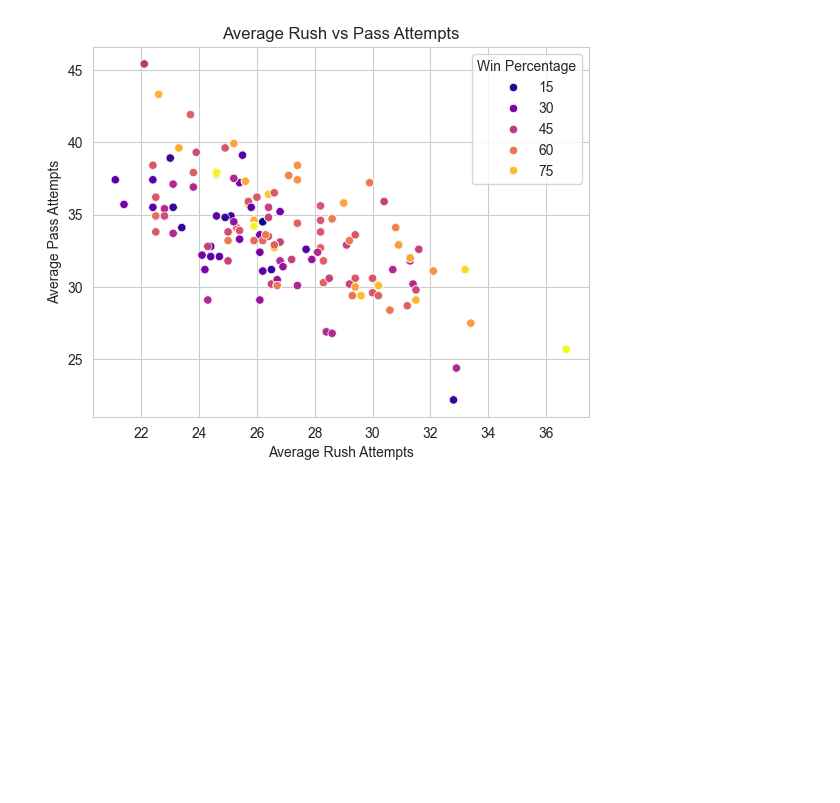
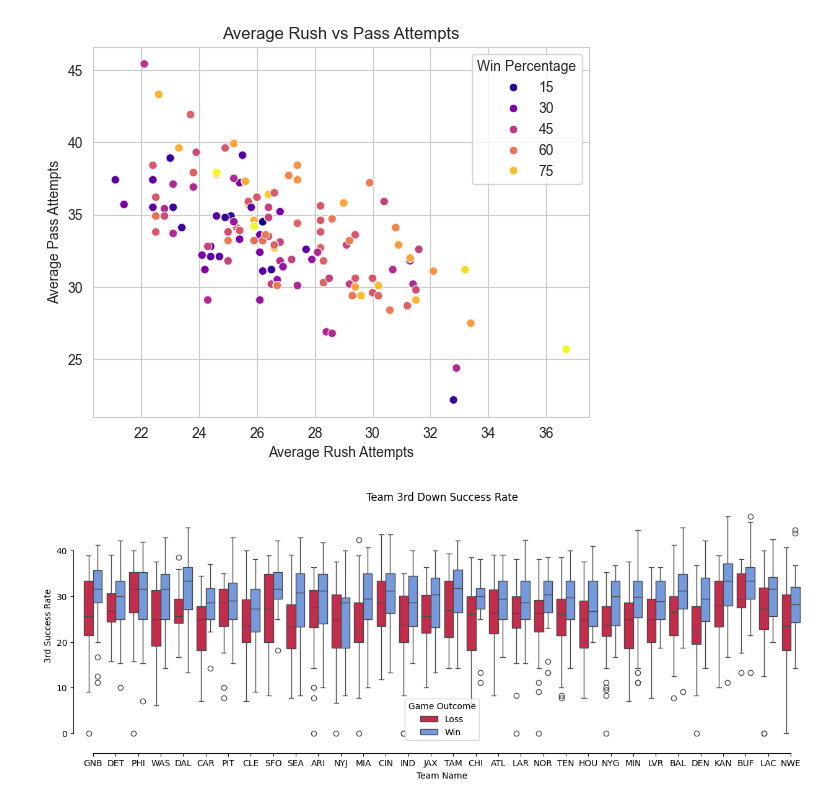
Before and after one commit to CamSmithers/NFL, a Jupyter notebook: Basic Analysis.ipynb, the cells around one changed output. Drawn from its saved outputs; the diff is of its cells as text; code cells hidden in the pictures; blank space fills up the shorter version.

```diff
--- a/Basic Analysis.ipynb
+++ b/Basic Analysis.ipynb
@@ -217,3 +276,17 @@ plt.show()
 [figure]
 [figure]
 [figure]
+# %%
+plt.figure(figsize=(15, 5))
+sns.boxplot(data=stats_team, x='team_name', y='successrate3rddown',
+            hue='outcome2', palette=['crimson', 'cornflowerblue'])
+sns.despine(offset=10, trim=True)
+plt.xlabel('Team Name')
+plt.ylabel('3rd Success Rate')
+plt.title('Team 3rd Down Success Rate')
+plt.legend(title='Game Outcome')
+plt.show()
+
+sns.reset_defaults()
+# %% [output]
+[figure, added]
```
Also changed, not shown: parts of 16 cells of this notebook.
